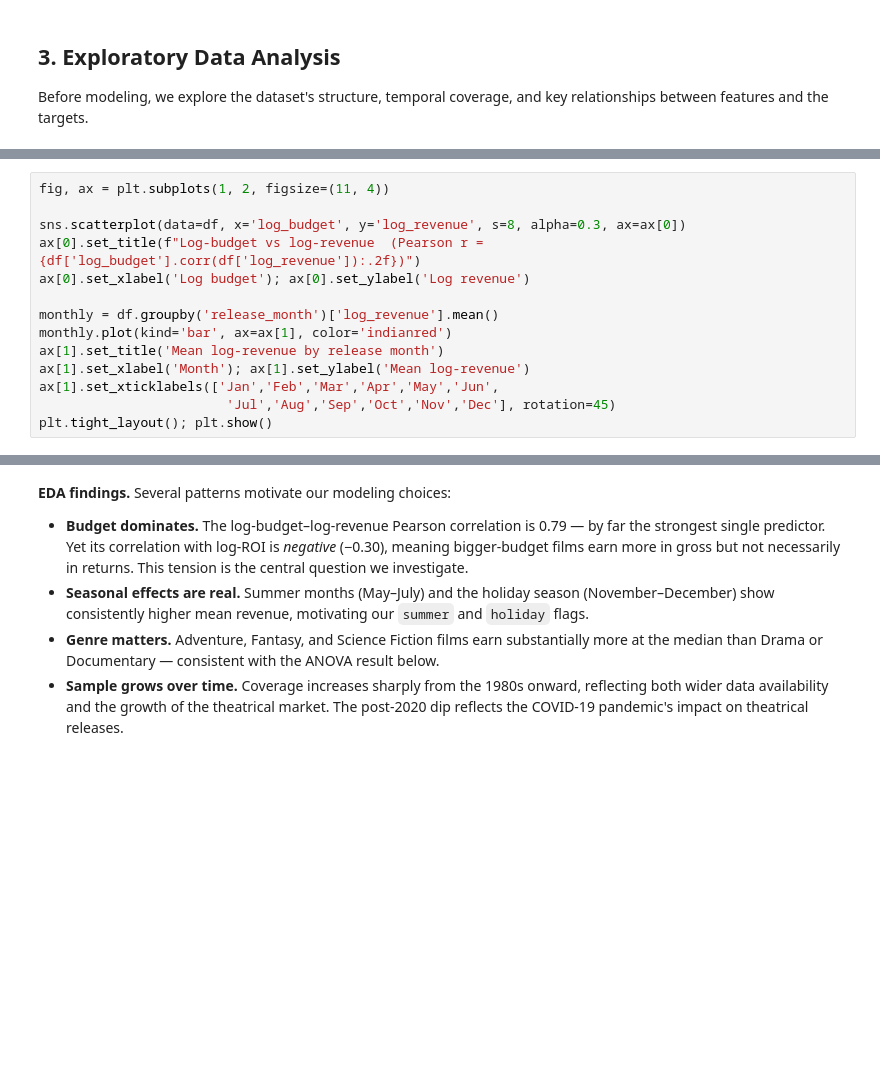
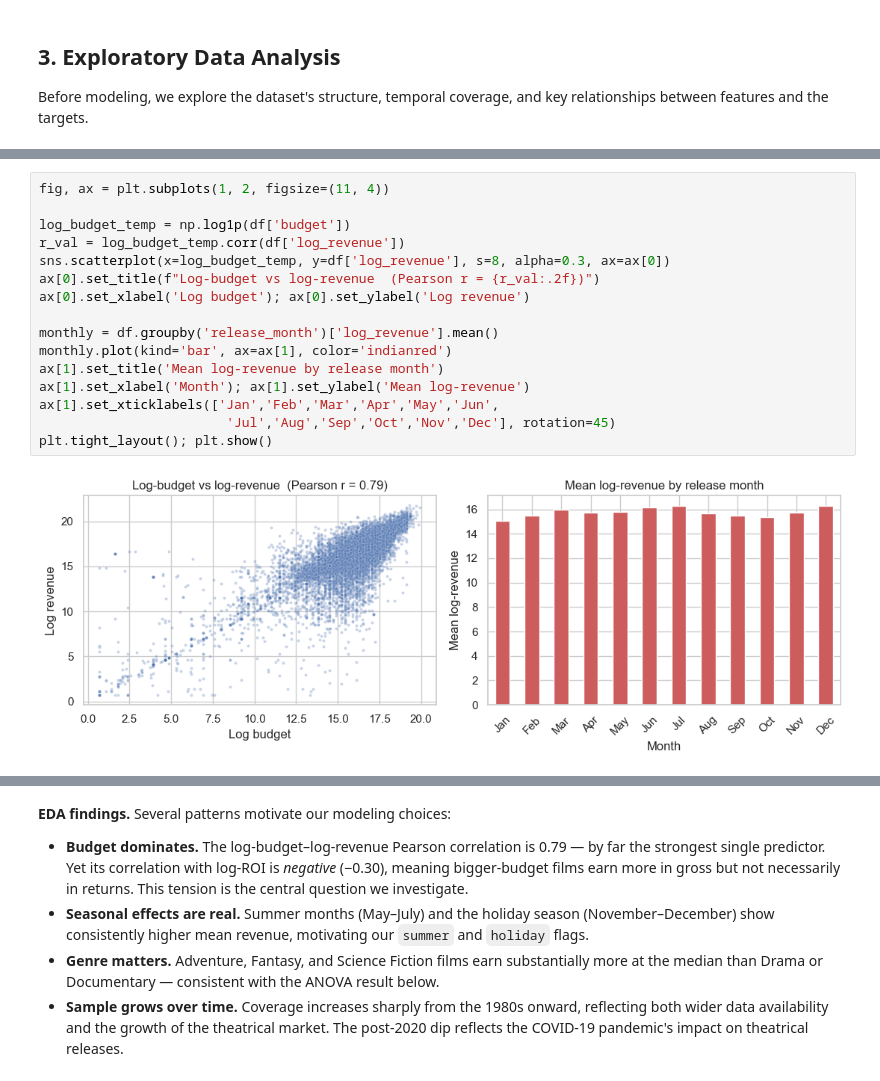
Before and after one commit to KeanuVentura/filmforecast, a Jupyter notebook: dsc148_project_final.ipynb, the cells around one changed output, grey strips where cells are left out. Cells and saved outputs as stored; diff of their text form; blank space fills up the shorter version.

```diff
--- a/dsc148_project_final.ipynb
+++ b/dsc148_project_final.ipynb
@@ -153,17 +199,21 @@ plt.tight_layout(); plt.show()
 # %%
 fig, ax = plt.subplots(1, 2, figsize=(11, 4))
 
-sns.scatterplot(data=df, x='log_budget', y='log_revenue', s=8, alpha=0.3, ax=ax[0])
-ax[0].set_title(f"Log-budget vs log-revenue  (Pearson r = {df['log_budget'].corr(df['log_revenue']):.2f})")
+log_budget_temp = np.log1p(df['budget'])
+r_val = log_budget_temp.corr(df['log_revenue'])
+sns.scatterplot(x=log_budget_temp, y=df['log_revenue'], s=8, alpha=0.3, ax=ax[0])
+ax[0].set_title(f"Log-budget vs log-revenue  (Pearson r = {r_val:.2f})")
 ax[0].set_xlabel('Log budget'); ax[0].set_ylabel('Log revenue')
 
 monthly = df.groupby('release_month')['log_revenue'].mean()
 monthly.plot(kind='bar', ax=ax[1], color='indianred')
 ax[1].set_title('Mean log-revenue by release month')
 ax[1].set_xlabel('Month'); ax[1].set_ylabel('Mean log-revenue')
 ax[1].set_xticklabels(['Jan','Feb','Mar','Apr','May','Jun',
                         'Jul','Aug','Sep','Oct','Nov','Dec'], rotation=45)
 plt.tight_layout(); plt.show()
+# %% [output]
+[figure, added]
 # %%
 # Mean log-revenue by primary genre (top 15 genres by revenue)
 genre_rev = (
```
Also changed, not shown: parts of 28 cells of this notebook.
